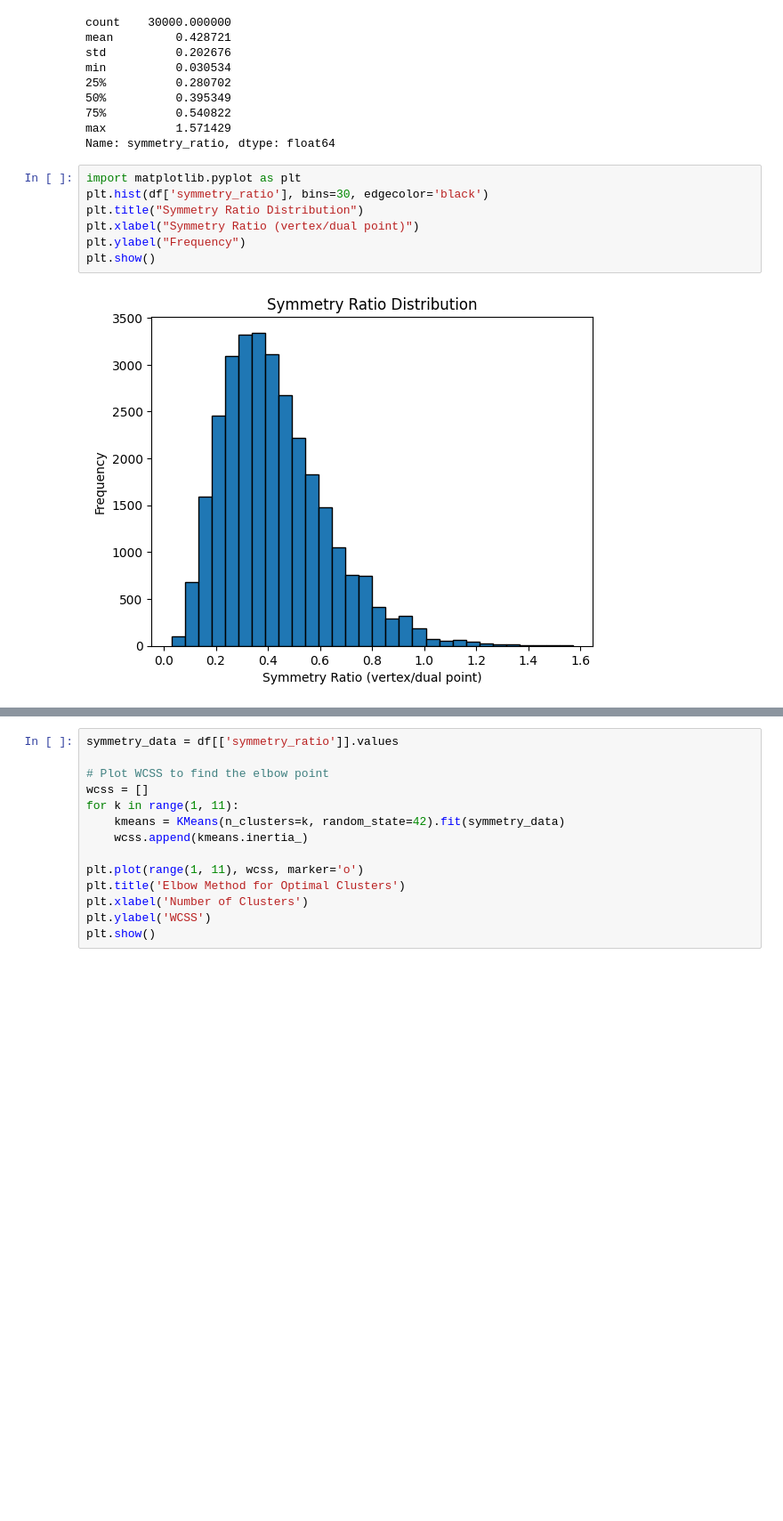
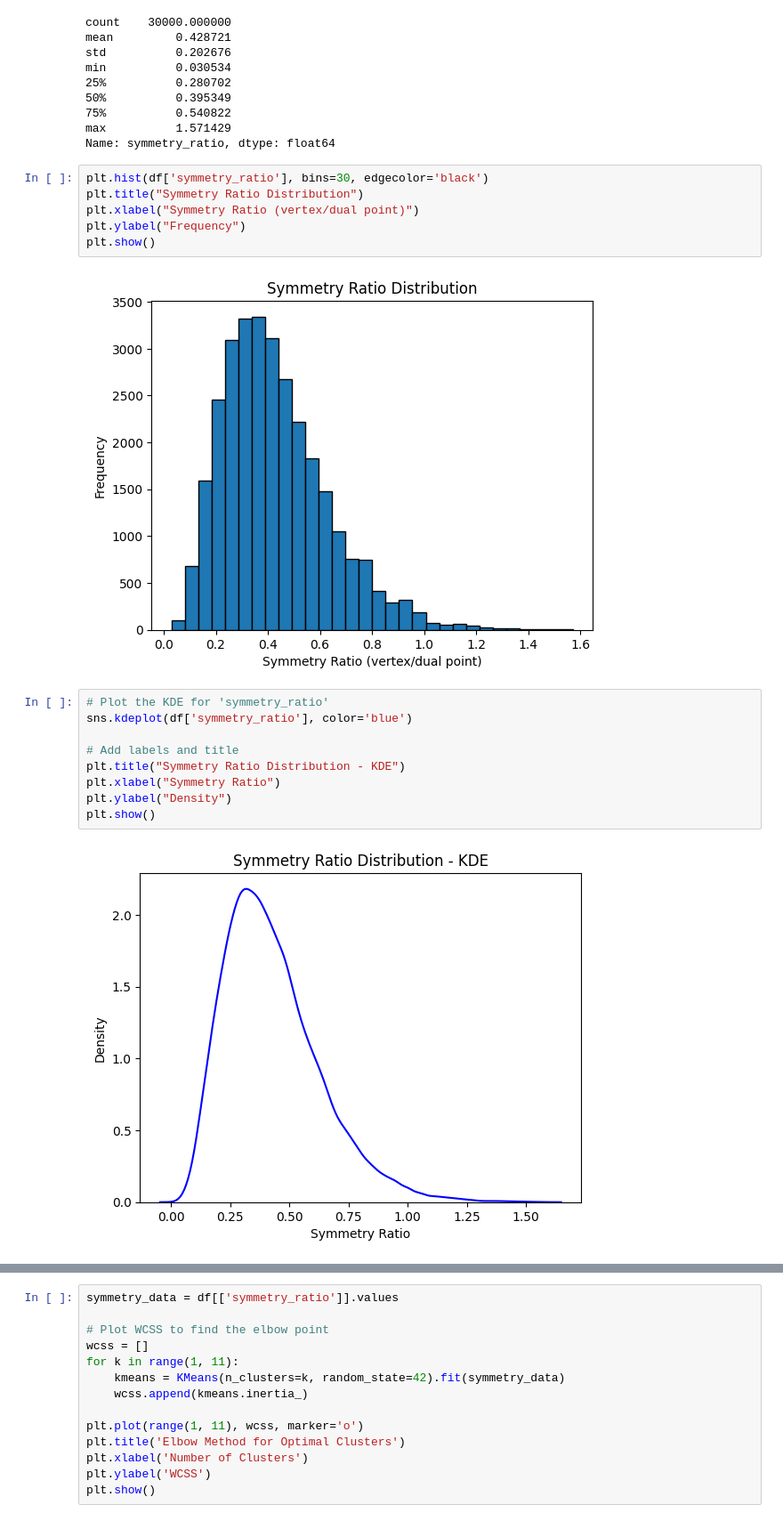
Before and after one commit to Sultanow/polytopes, a Jupyter notebook: python/notebooks/case_4d.ipynb, the cells around one changed output, grey strips where cells are left out. Shown at 89% size. Drawn from its saved outputs; the diff is of its cells as text; blank space fills up the shorter version.

```diff
--- a/python/notebooks/case_4d.ipynb
+++ b/python/notebooks/case_4d.ipynb
@@ -151,7 +153,6 @@ min          0.030534
 max          1.571429
 Name: symmetry_ratio, dtype: float64
 # %%
-import matplotlib.pyplot as plt
 plt.hist(df['symmetry_ratio'], bins=30, edgecolor='black')
 plt.title("Symmetry Ratio Distribution")
 plt.xlabel("Symmetry Ratio (vertex/dual point)")
@@ -159,3 +160,14 @@ plt.ylabel("Frequency")
 plt.show()
 # %% [output]
 [figure]
+# %%
+# Plot the KDE for 'symmetry_ratio'
+sns.kdeplot(df['symmetry_ratio'], color='blue')
+
+# Add labels and title
+plt.title("Symmetry Ratio Distribution - KDE")
+plt.xlabel("Symmetry Ratio")
+plt.ylabel("Density")
+plt.show()
+# %% [output]
+[figure, added]
```
Also changed, not shown: parts of 7 cells of this notebook.
